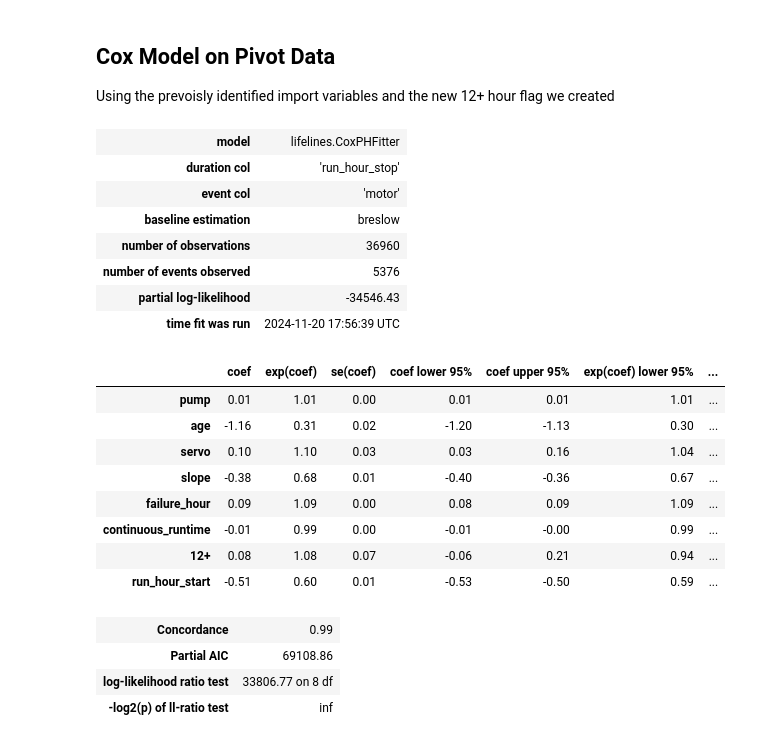
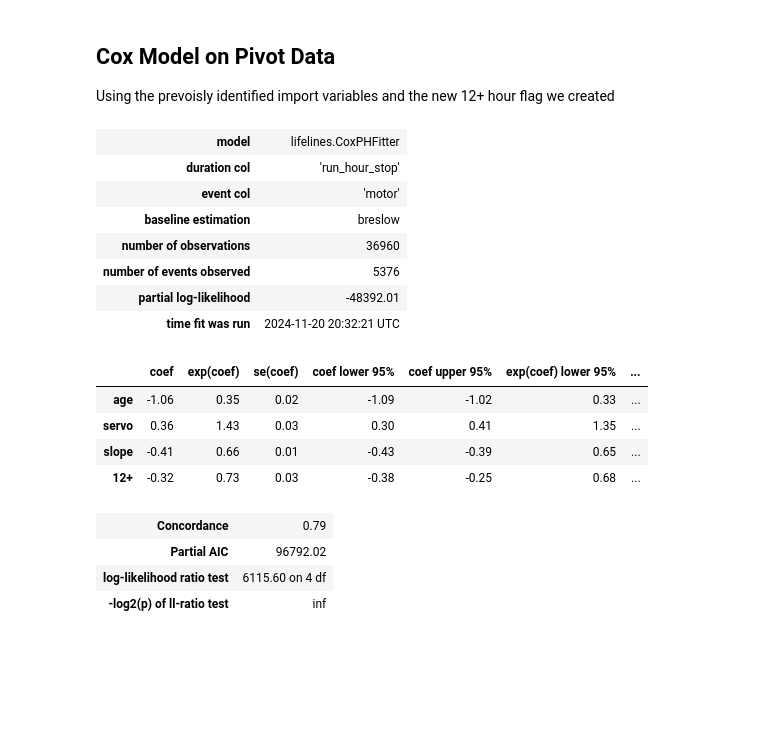
Before and after one commit to SterlingHayden/Survival-Analysis, a Jupyter notebook: HW/HW-03/HW-03.ipynb, the cells around one changed output. Saved outputs shown, nothing was run; the diff lists cells and outputs as text; code cells hidden in the pictures; blank space fills up the shorter version.

```diff
--- a/HW/HW-03/HW-03.ipynb
+++ b/HW/HW-03/HW-03.ipynb
@@ -125,27 +125,23 @@ df_motor.head()
 ## Cox Model on Pivot Data
 Using the prevoisly identified import variables and the new 12+ hour flag we created
 # %%
-cph.fit(df_motor, duration_col='run_hour_stop', event_col='motor')
+cph.fit(df_motor[['age', 'servo', 'slope', '12+', 'run_hour_stop', 'motor']], duration_col='run_hour_stop', event_col='motor')
 cph.print_summary()
 # %% [output]
 | model | lifelines.CoxPHFitter |
 | duration col | 'run_hour_stop' |
 | event col | 'motor' |
 | baseline estimation | breslow |
 | number of observations | 36960 |
 | number of events observed | 5376 |
-| partial log-likelihood | -34546.43 |
-| time fit was run | 2024-11-20 17:56:39 UTC |
+| partial log-likelihood | -48392.01 |
+| time fit was run | 2024-11-20 20:32:21 UTC |
 |  | coef | exp(coef) | se(coef) | coef lower 95% | coef upper 95% | exp(coef) lower 95% | ... |
-| pump | 0.01 | 1.01 | 0.00 | 0.01 | 0.01 | 1.01 | ... |
-| age | -1.16 | 0.31 | 0.02 | -1.20 | -1.13 | 0.30 | ... |
-| servo | 0.10 | 1.10 | 0.03 | 0.03 | 0.16 | 1.04 | ... |
-| slope | -0.38 | 0.68 | 0.01 | -0.40 | -0.36 | 0.67 | ... |
-| failure_hour | 0.09 | 1.09 | 0.00 | 0.08 | 0.09 | 1.09 | ... |
-| continuous_runtime | -0.01 | 0.99 | 0.00 | -0.01 | -0.00 | 0.99 | ... |
-| 12+ | 0.08 | 1.08 | 0.07 | -0.06 | 0.21 | 0.94 | ... |
-| run_hour_start | -0.51 | 0.60 | 0.01 | -0.53 | -0.50 | 0.59 | ... |
+| age | -1.06 | 0.35 | 0.02 | -1.09 | -1.02 | 0.33 | ... |
+| servo | 0.36 | 1.43 | 0.03 | 0.30 | 0.41 | 1.35 | ... |
+| slope | -0.41 | 0.66 | 0.01 | -0.43 | -0.39 | 0.65 | ... |
+| 12+ | -0.32 | 0.73 | 0.03 | -0.38 | -0.25 | 0.68 | ... |
-| Concordance | 0.99 |
-| Partial AIC | 69108.86 |
-| log-likelihood ratio test | 33806.77 on 8 df |
+| Concordance | 0.79 |
+| Partial AIC | 96792.02 |
+| log-likelihood ratio test | 6115.60 on 4 df |
 | -log2(p) of ll-ratio test | inf |
```
Also changed, not shown: parts of 2 cells of this notebook.
